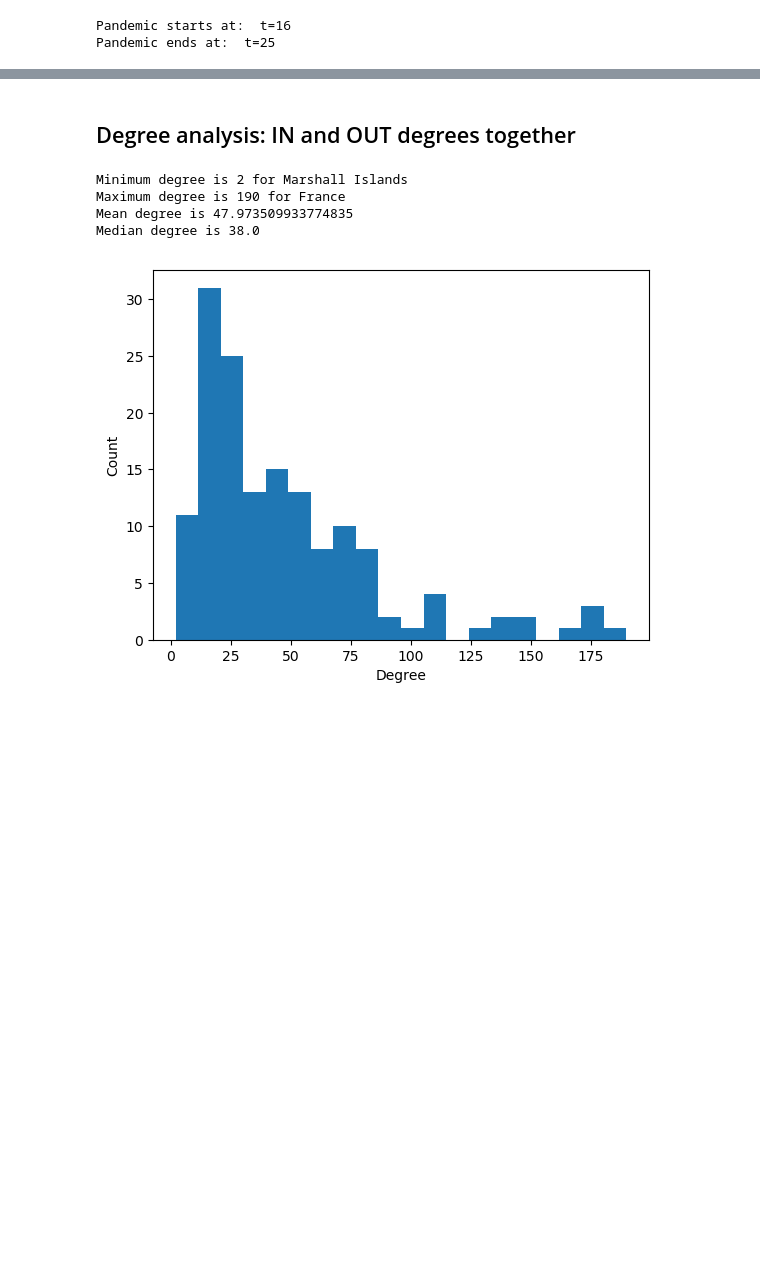
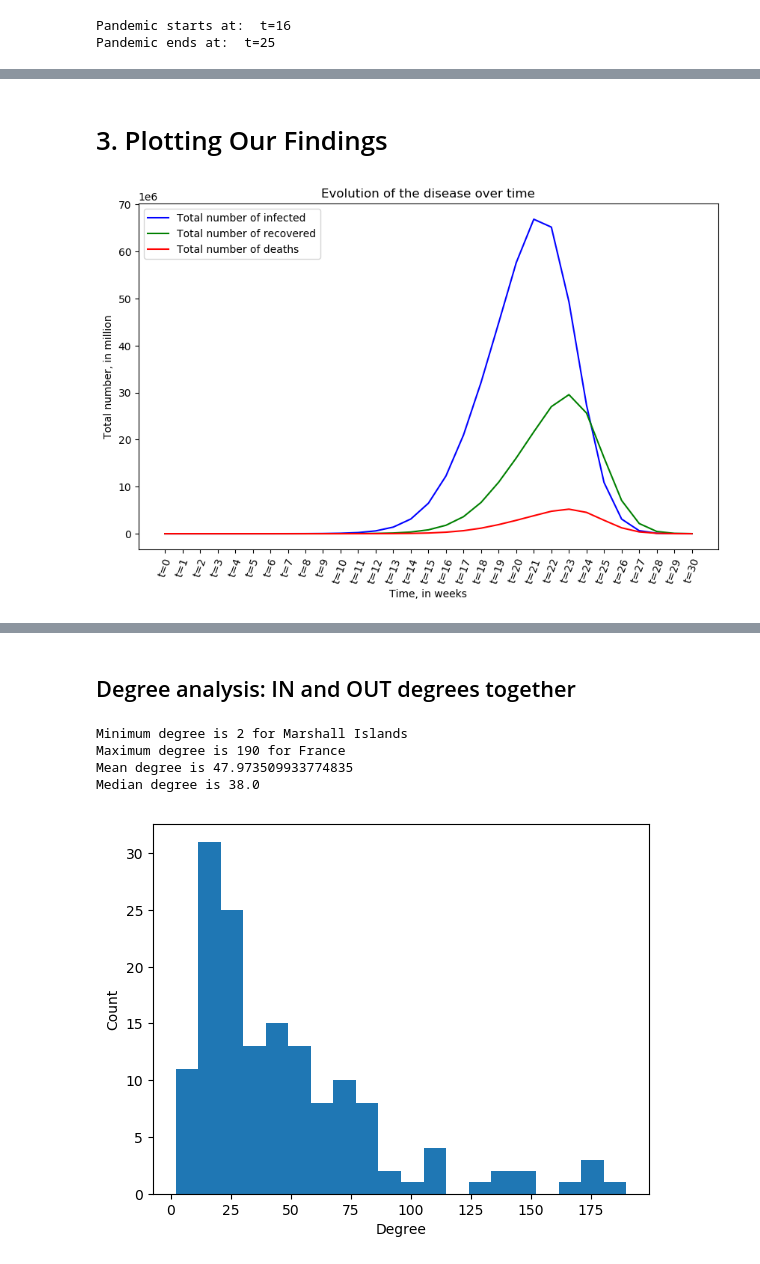
Before and after one commit to jllcentraleessec/NGSA-Epidemic-Prediction, a Jupyter notebook: NGSA_Project.ipynb, the cells around one changed output, grey strips where cells are left out. Cells and saved outputs as stored; diff of their text form; code cells hidden in the pictures; blank space fills up the shorter version.

```diff
--- a/NGSA_Project.ipynb
+++ b/NGSA_Project.ipynb
@@ -360,3 +378,33 @@ recovered_model = recovered.copy()
 susceptible_model = susceptible.copy()
 deceased_model = deceased.copy()
 ri_model = ri.copy()
+# %% [markdown]
+# 3. Plotting Our Findings
+# %%
+# Plotting the Evolution of the Disease over time :
+
+# The x-axis will be time :
+x_g = infected_model.columns
+
+# We need to sum for each country the numbers of infected, recovered and deceased :
+tot_inf=infected_model.sum()
+tot_rec=recovered_model.sum()
+tot_dead=deceased_model.sum()
+
+fig, ax = plt.subplots(figsize=(10,6))
+
+plt.plot(x_g, tot_inf, label = 'Total number of infected', color = 'b')
+plt.plot(x_g, tot_rec, label = 'Total number of recovered', color = 'g')
+plt.plot(x_g, tot_dead, label = 'Total number of deaths', color = 'r')
+
+
+plt.title("Evolution of the disease over time")
+plt.xlabel("Time, in weeks")
+plt.xticks(rotation=70)
+ax.ticklabel_format(axis='y',scilimits=(6,6))
+plt.ylabel("Total number, in million")
+plt.legend()
+
+plt.show()
+# %% [output]
+[figure, added]
```
Also changed, not shown: parts of 28 cells of this notebook.
